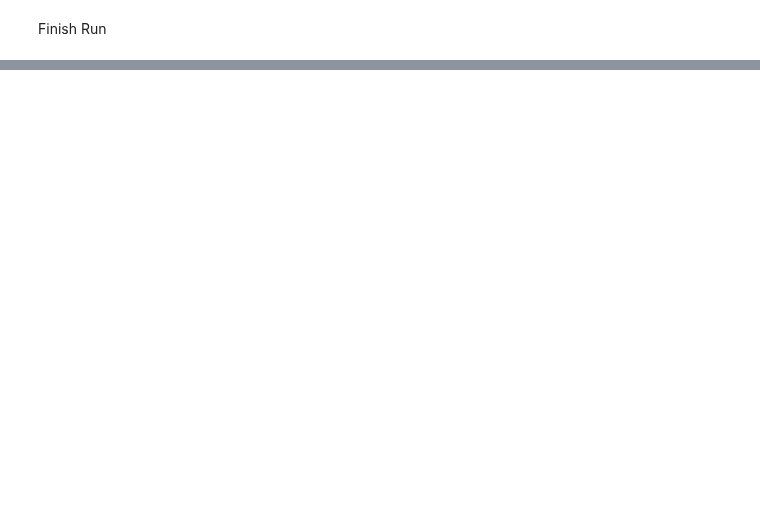
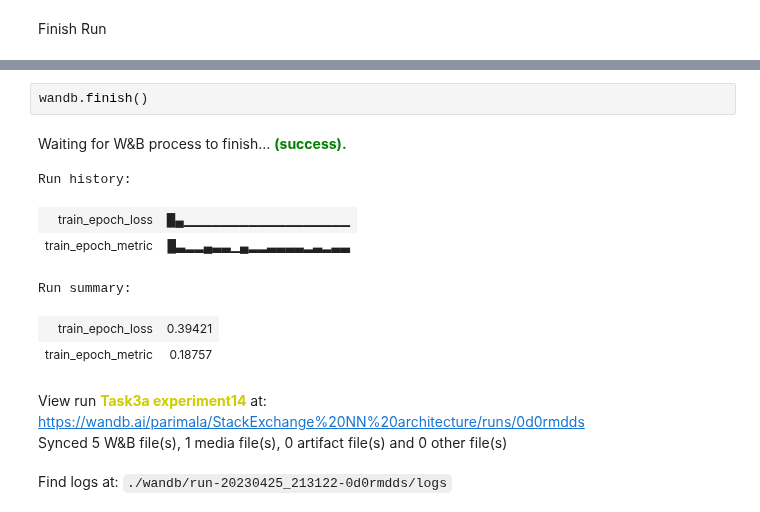
Before and after one commit to parimalakettymuthu/SupervisedLearning-ML-Projects, a Jupyter notebook: stackExchange_NN_Multilabelclassification.ipynb, the cells around one changed output, grey strips where cells are left out. Drawn from its saved outputs; the diff is of its cells as text; blank space fills up the shorter version.

```diff
--- a/stackExchange_NN_Multilabelclassification.ipynb
+++ b/stackExchange_NN_Multilabelclassification.ipynb
@@ -340,0 +442,13 @@ Finish Run
+# %%
+wandb.finish()
+# %% [output]
+Waiting for W&B process to finish... (success).
+Run history:
+| train_epoch_loss | █▄▁▁▁▁▁▁▁▁▁▁▁▁▁▁▁▁▁▁ |
+| train_epoch_metric | █▃▂▂▄▃▃▁▄▂▂▃▃▃▃▂▃▂▃▃ |
+Run summary:
+| train_epoch_loss | 0.39421 |
+| train_epoch_metric | 0.18757 |
+View run Task3a experiment14 at: https://wandb.ai/parimala/StackExchange%20NN%20architecture/runs/0d0rmdds
+Synced 5 W&B file(s), 1 media file(s), 0 artifact file(s) and 0 other file(s)
+Find logs at: ./wandb/run-20230425_213122-0d0rmdds/logs
```
Also changed, not shown: parts of 21 cells of this notebook.
